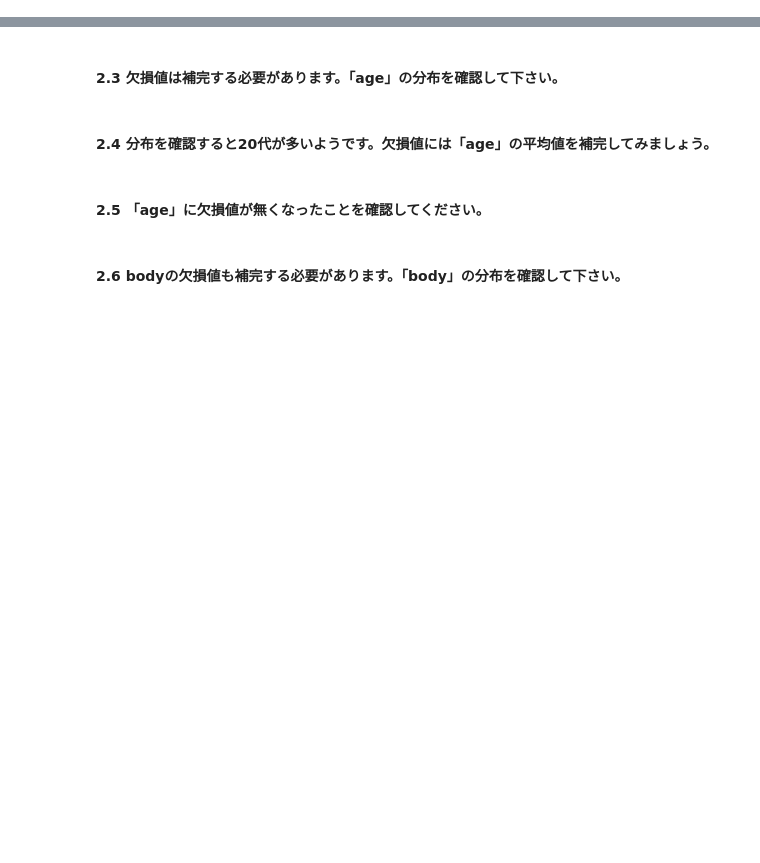
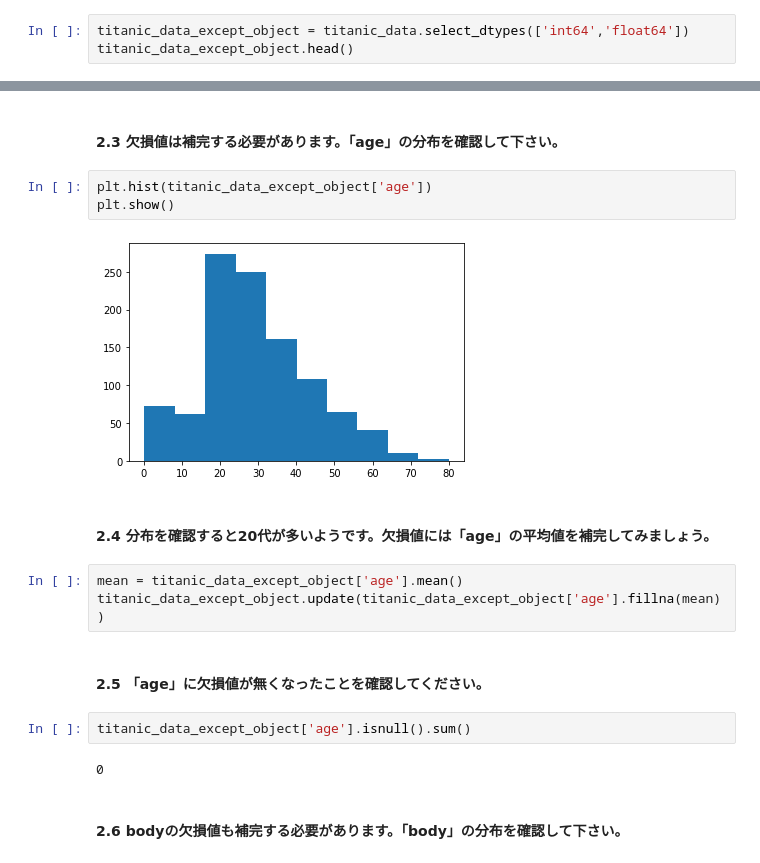
Before and after one commit to narukawamasa/python_smple, a Jupyter notebook: machine_learning_editor.ipynb, the cells around one changed output, grey strips where cells are left out. Drawn from its saved outputs; the diff is of its cells as text; blank space fills up the shorter version.

```diff
--- a/machine_learning_editor.ipynb
+++ b/machine_learning_editor.ipynb
@@ -137,3 +137,6 @@ titanic_data.describe(exclude='number')
 ### 2.データを加工する方法について学習します。（11問）
 # %% [markdown]
 #### 2.1 object型のデータを削除し、削除されていることを確認してください。
+# %%
+titanic_data_except_object = titanic_data.select_dtypes(['int64','float64'])
+titanic_data_except_object.head()
@@ -142,8 +162,20 @@ titanic_data.describe(exclude='number')
 # %% [markdown]
 #### 2.3 欠損値は補完する必要があります。「age」の分布を確認して下さい。
+# %%
+plt.hist(titanic_data_except_object['age'])
+plt.show()
+# %% [output]
+[figure, added]
 # %% [markdown]
 #### 2.4 分布を確認すると20代が多いようです。欠損値には「age」の平均値を補完してみましょう。
+# %%
+mean = titanic_data_except_object['age'].mean()
+titanic_data_except_object.update(titanic_data_except_object['age'].fillna(mean))
 # %% [markdown]
 #### 2.5 「age」に欠損値が無くなったことを確認してください。
+# %%
+titanic_data_except_object['age'].isnull().sum()
+# %% [output]
+0
 # %% [markdown]
 #### 2.6 bodyの欠損値も補完する必要があります。「body」の分布を確認して下さい。
```
Also changed, not shown: parts of 8 cells of this notebook.
